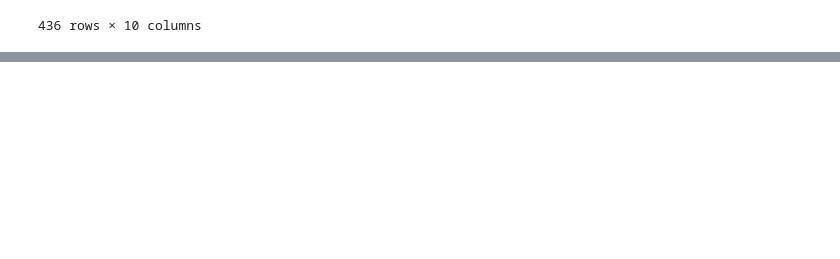
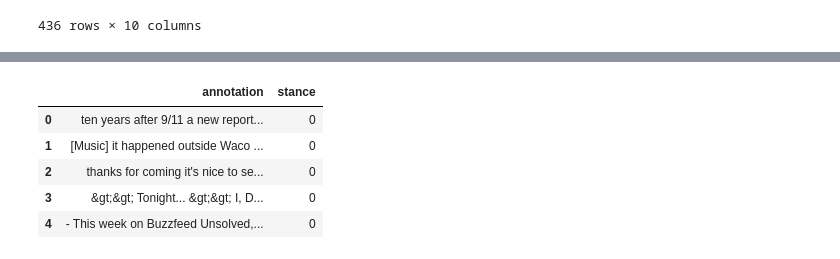
Before and after one commit to TangerineZA/caption-misinfo-detector, a Jupyter notebook: yt-captions/notebook_complete_dataset_merging.ipynb, the cells around one changed output, grey strips where cells are left out. Drawn from its saved outputs; the diff is of its cells as text; code cells hidden in the pictures; blank space fills up the shorter version.

```diff
--- a/yt-captions/notebook_complete_dataset_merging.ipynb
+++ b/yt-captions/notebook_complete_dataset_merging.ipynb
@@ -161,0 +304,10 @@ model_911.evaluate(X_test_911, y_test_911)
+# %%
+df_combined = pd.read_csv('finished_df.csv', index_col=0)
+df_combined.head()
+# %% [output]
+|  | annotation | stance |
+| 0 | ten years after 9/11 a new report... | 0 |
+| 1 | [Music] it happened outside Waco ... | 0 |
+| 2 | thanks for coming it's nice to se... | 0 |
+| 3 | &gt;&gt; Tonight... &gt;&gt; I, D... | 0 |
+| 4 | - This week on Buzzfeed Unsolved,... | 0 |
```
Also changed, not shown: parts of 38 cells of this notebook.
